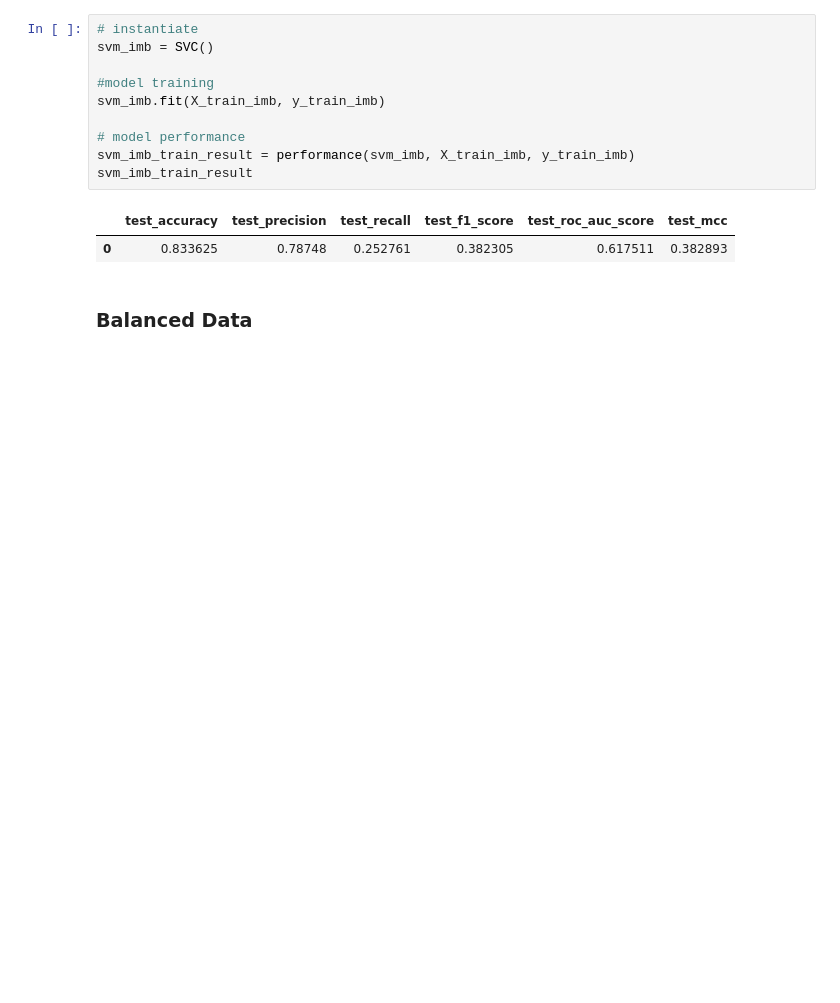
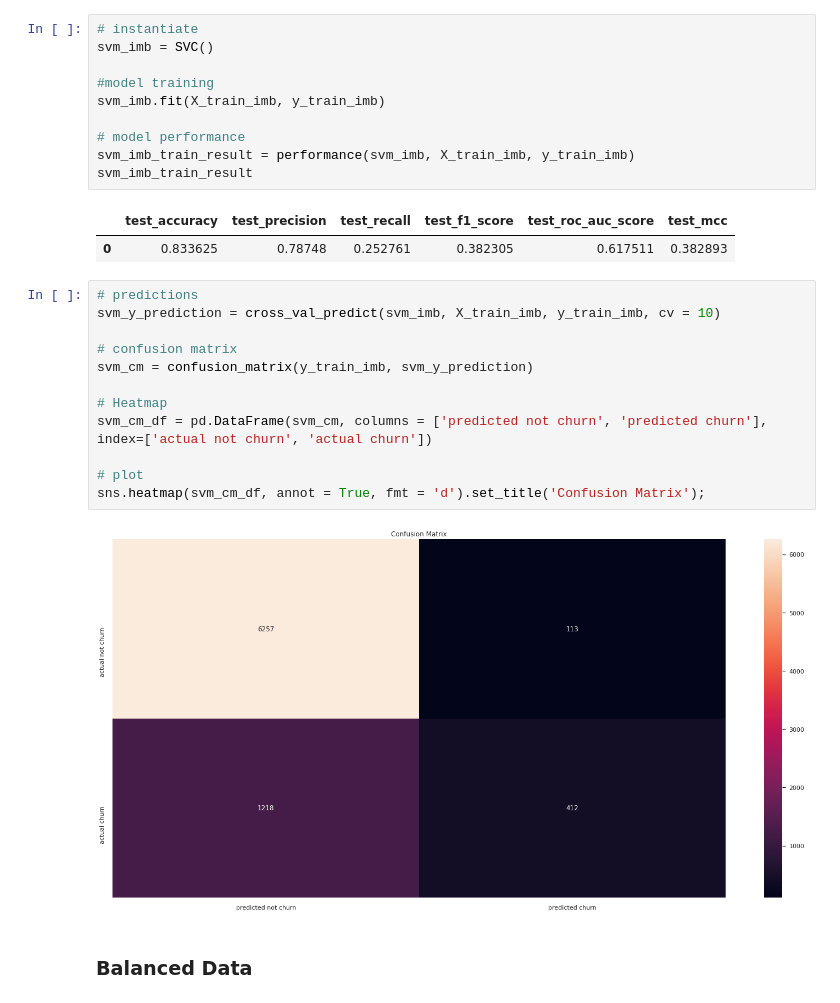
Before and after one commit to marxcerqueira/Kaggle-Client-Churn-Prediction, a Jupyter notebook: notebooks/c1.0-mc-end-to-end-churn-prediction.ipynb, the cells around one changed output. Saved outputs shown, nothing was run; the diff lists cells and outputs as text; blank space fills up the shorter version.

```diff
--- a/notebooks/c1.0-mc-end-to-end-churn-prediction.ipynb
+++ b/notebooks/c1.0-mc-end-to-end-churn-prediction.ipynb
@@ -2877,6 +2811,20 @@ svm_imb_train_result
 # %% [output]
 |  | test_accuracy | test_precision | test_recall | test_f1_score | test_roc_auc_score | test_mcc |
 | 0 | 0.833625 | 0.78748 | 0.252761 | 0.382305 | 0.617511 | 0.382893 |
+# %%
+# predictions
+svm_y_prediction = cross_val_predict(svm_imb, X_train_imb, y_train_imb, cv = 10)
+
+# confusion matrix
+svm_cm = confusion_matrix(y_train_imb, svm_y_prediction)
+
+# Heatmap
+svm_cm_df = pd.DataFrame(svm_cm, columns = ['predicted not churn', 'predicted churn'], index=['actual not churn', 'actual churn'])
+
+# plot
+sns.heatmap(svm_cm_df, annot = True, fmt = 'd').set_title('Confusion Matrix');
+# %% [output]
+[figure, added]
 # %% [markdown]
 ### Balanced Data
 # %%
```
Also changed, not shown: parts of 59 cells of this notebook.
